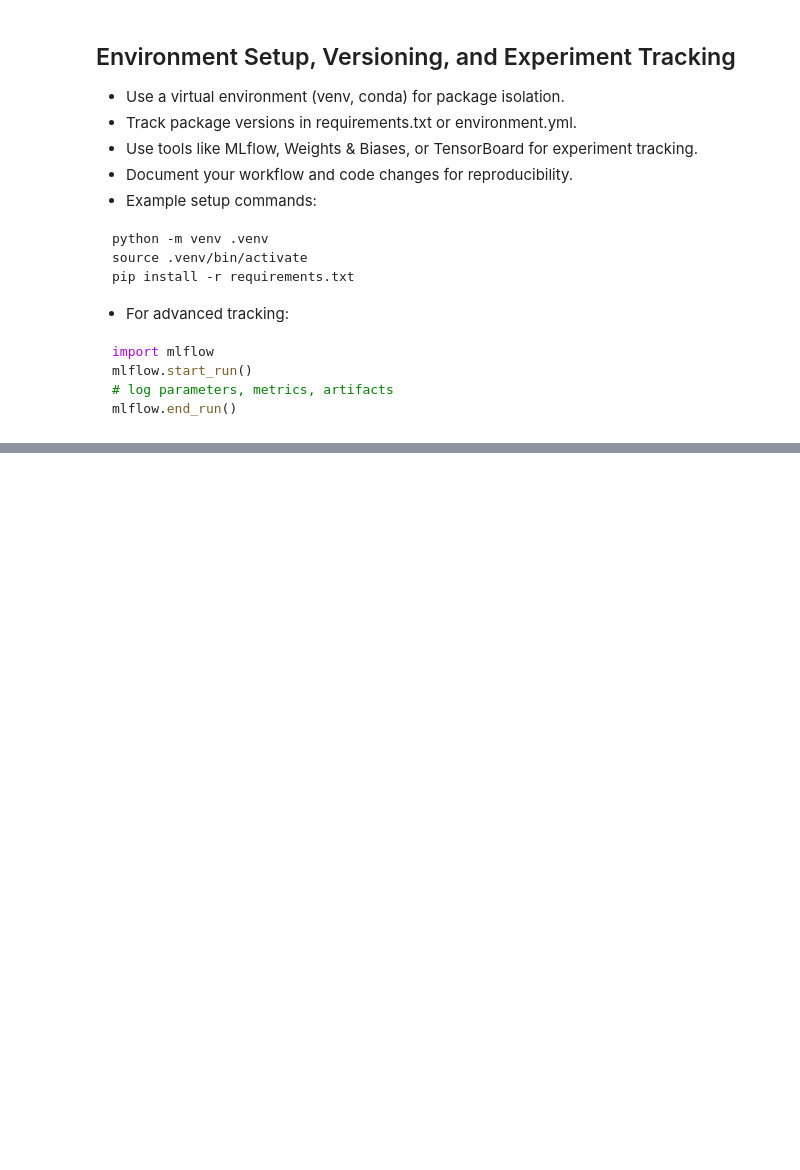
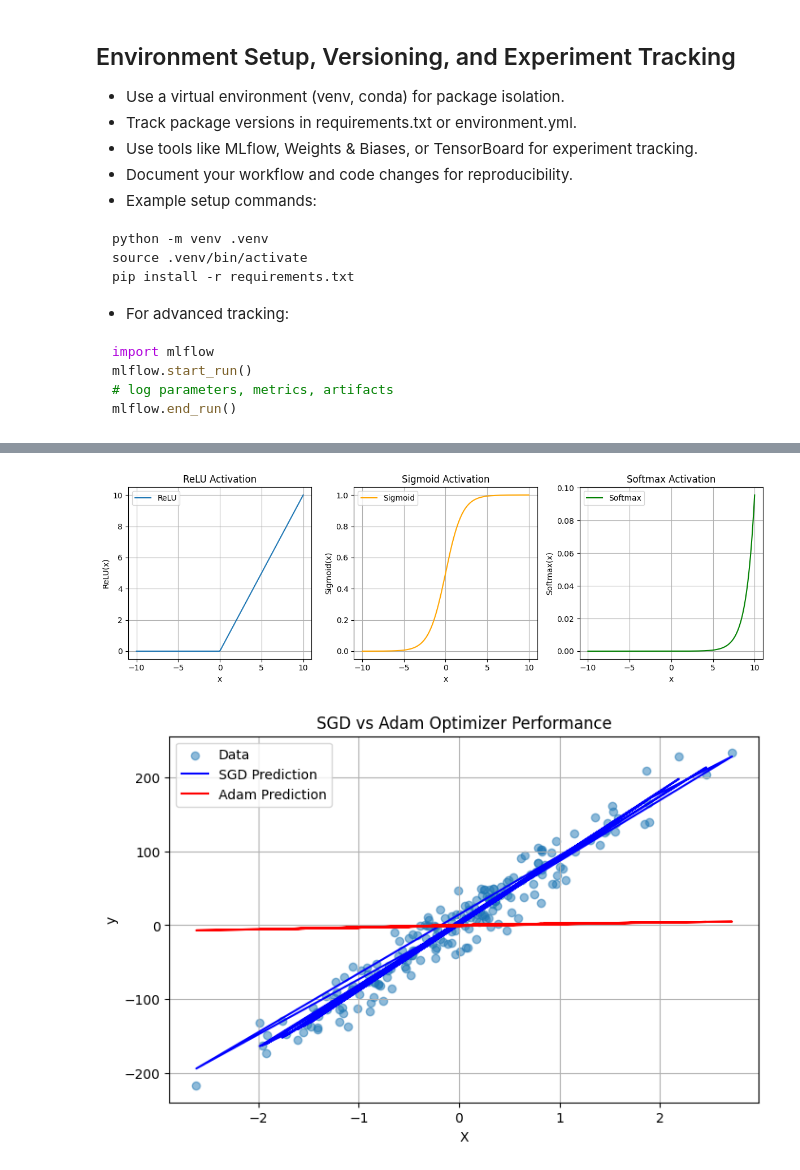
Before and after one commit to donniv86/Educational-Tutorial-PyTorch-Keras-for-Deep-Learning-, a Jupyter notebook: 0_python_basics/python_crash_course_healthcare.ipynb, the cells around one changed output, grey strips where cells are left out. Drawn from its saved outputs; the diff is of its cells as text; code cells hidden in the pictures; blank space fills up the shorter version.

```diff
--- a/0_python_basics/python_crash_course_healthcare.ipynb
+++ b/0_python_basics/python_crash_course_healthcare.ipynb
@@ -819,0 +949,74 @@ mlflow.end_run()
+# %%
+import numpy as np
+import matplotlib.pyplot as plt
+
+# Activation Functions
+x = np.linspace(-10, 10, 200)
+
+def relu(x):
+    return np.maximum(0, x)
+
+def sigmoid(x):
+    return 1 / (1 + np.exp(-x))
+
+def softmax(x):
+    e_x = np.exp(x - np.max(x))
+    return e_x / e_x.sum()
+
+plt.figure(figsize=(12, 4))
+plt.subplot(1, 3, 1)
+plt.plot(x, relu(x), label='ReLU')
+plt.title('ReLU Activation')
+plt.xlabel('x')
+plt.ylabel('ReLU(x)')
+plt.grid(True)
+plt.legend()
+
+plt.subplot(1, 3, 2)
+plt.plot(x, sigmoid(x), label='Sigmoid', color='orange')
+plt.title('Sigmoid Activation')
+plt.xlabel('x')
+plt.ylabel('Sigmoid(x)')
+plt.grid(True)
+plt.legend()
+
+plt.subplot(1, 3, 3)
+plt.plot(x, softmax(x), label='Softmax', color='green')
+plt.title('Softmax Activation')
+plt.xlabel('x')
+plt.ylabel('Softmax(x)')
+plt.grid(True)
+plt.legend()
+
+plt.tight_layout()
+plt.show()
+
+# Optimizer demonstration: Adam vs SGD
+from sklearn.datasets import make_regression
+from sklearn.neural_network import MLPRegressor
+
+X, y = make_regression(n_samples=200, n_features=1, noise=20, random_state=42)
+
+# SGD optimizer
+sgd_model = MLPRegressor(hidden_layer_sizes=(10,), activation='relu', solver='sgd', max_iter=500, random_state=42)
+sgd_model.fit(X, y)
+sgd_pred = sgd_model.predict(X)
+
+# Adam optimizer
+adam_model = MLPRegressor(hidden_layer_sizes=(10,), activation='relu', solver='adam', max_iter=500, random_state=42)
+adam_model.fit(X, y)
+adam_pred = adam_model.predict(X)
+
+plt.figure(figsize=(8, 5))
+plt.scatter(X, y, label='Data', alpha=0.5)
+plt.plot(X, sgd_pred, label='SGD Prediction', color='blue')
+plt.plot(X, adam_pred, label='Adam Prediction', color='red')
+plt.title('SGD vs Adam Optimizer Performance')
+plt.xlabel('X')
+plt.ylabel('y')
+plt.legend()
+plt.grid(True)
+plt.show()
+# %% [output]
+[figure, added]
+[figure, added]
```
Also changed, not shown: parts of 10 cells of this notebook.
